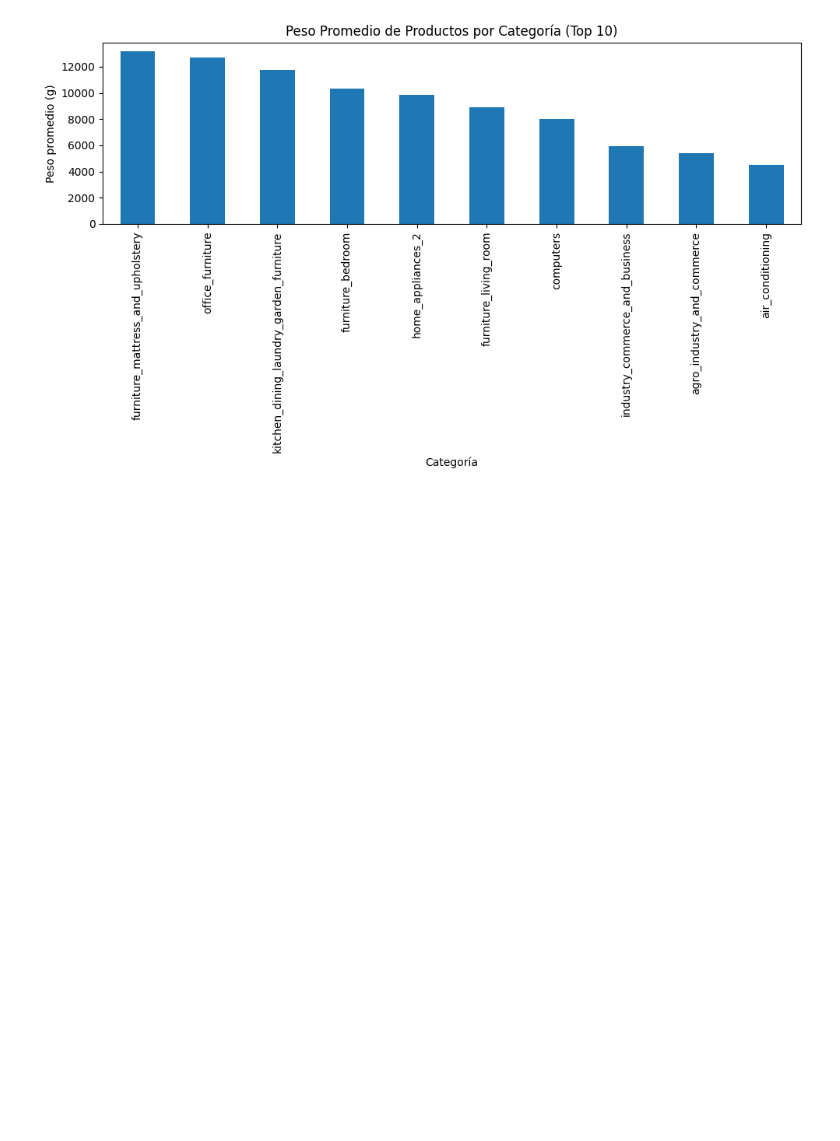
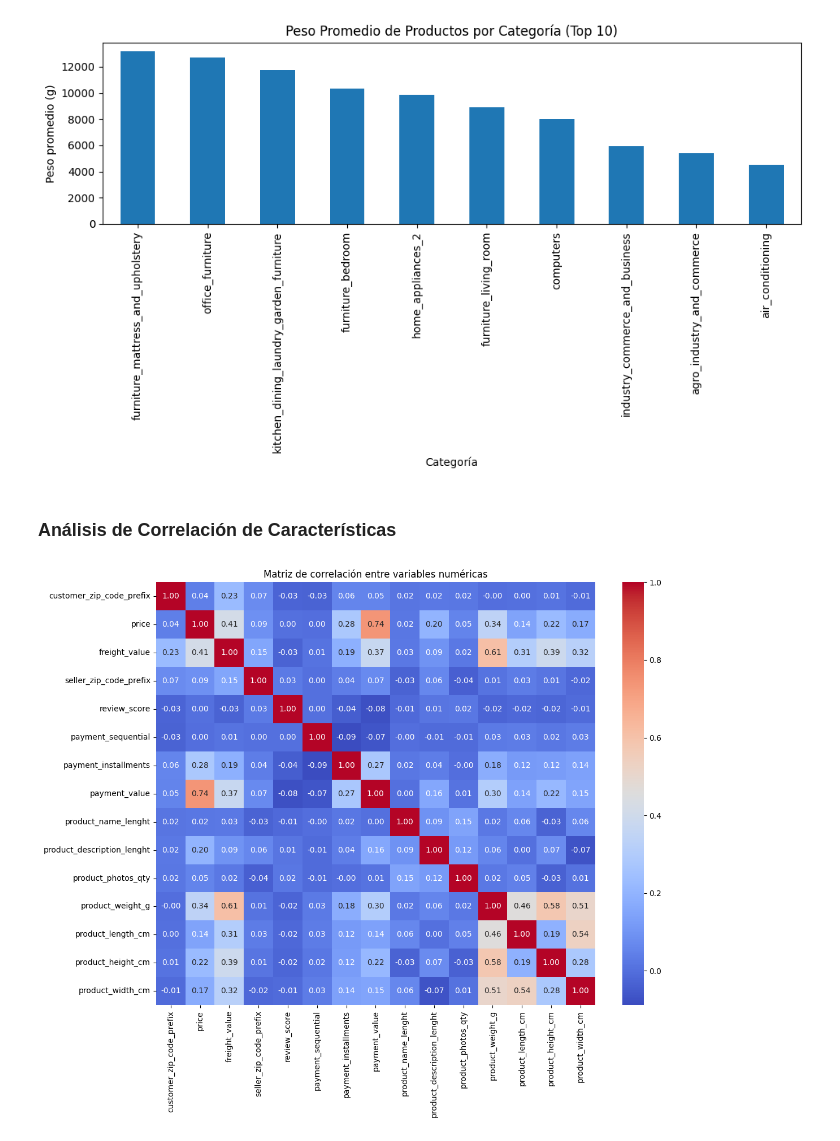
Before and after one commit to tsc221645/CC3074_Proyecto_Final, a Jupyter notebook: semana1/fase1.ipynb, the cells around one changed output. Drawn from its saved outputs; the diff is of its cells as text; code cells hidden in the pictures; blank space fills up the shorter version.

```diff
--- a/semana1/fase1.ipynb
+++ b/semana1/fase1.ipynb
@@ -738,3 +738,17 @@ plt.tight_layout()
 plt.show()
 # %% [output]
 [figure]
+# %% [markdown]
+### Análisis de Correlación de Características
+# %%
+data = pd.read_csv("../data_clean/olist_dataset_unificado_clean.csv")
+# %%
+plt.figure(figsize=(12, 10))
+numeric_cols = data.select_dtypes(include=['float64', 'int64']).drop(columns=["order_item_id"])
+corr_matrix = numeric_cols.corr()
+sns.heatmap(corr_matrix, annot=True, cmap="coolwarm", fmt=".2f")
+plt.title("Matriz de correlación entre variables numéricas")
+plt.tight_layout()
+plt.show()
+# %% [output]
+[figure, added]
```
Also changed, not shown: parts of 4 cells of this notebook, 6 other files.
